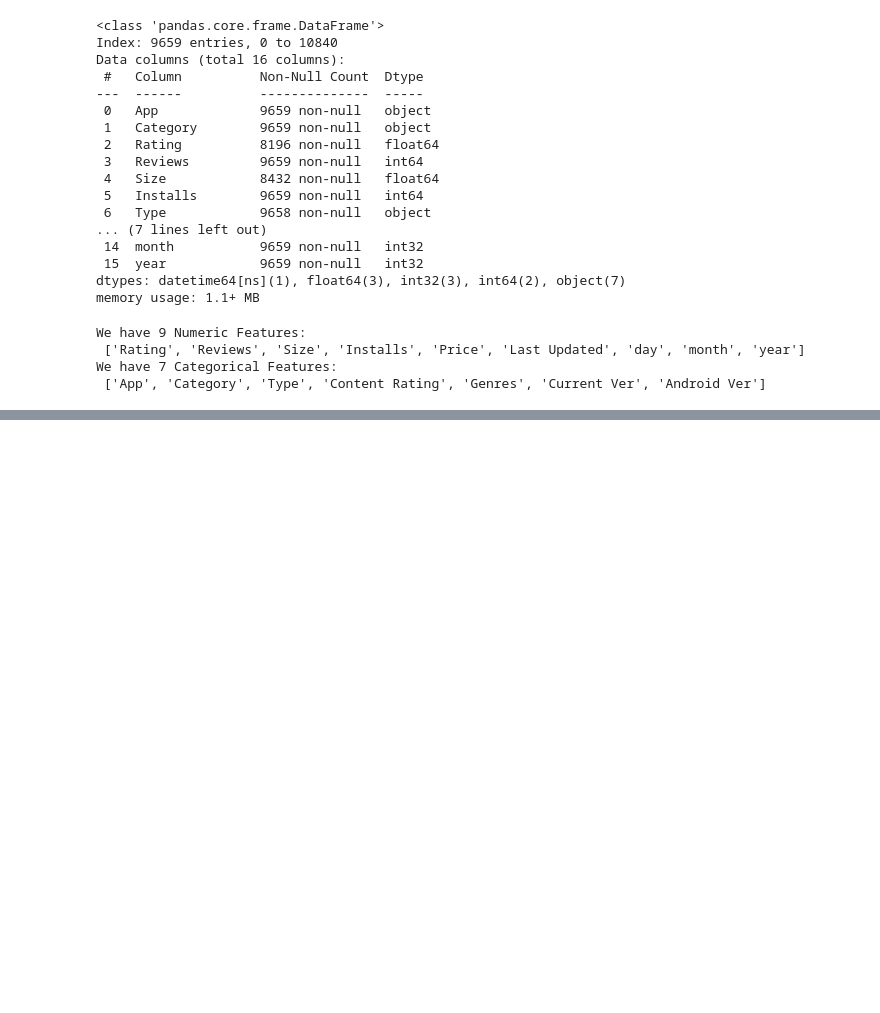
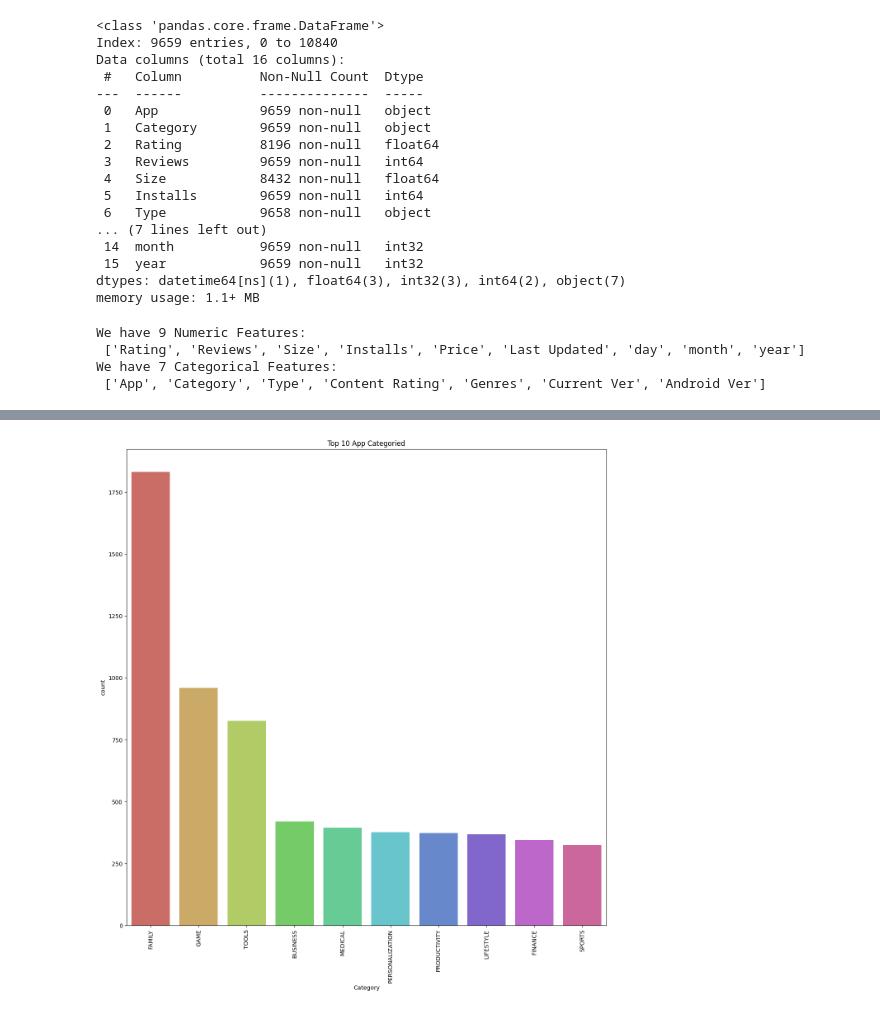
Before and after one commit to kunal1300/Programs, a Jupyter notebook: EDA/Handling missing values/Data_cleaning_usingplaystore.ipynb, the cells around one changed output, grey strips where cells are left out. Cells and saved outputs as stored; diff of their text form; code cells hidden in the pictures; blank space fills up the shorter version.

```diff
--- a/EDA/Handling missing values/Data_cleaning_usingplaystore.ipynb
+++ b/EDA/Handling missing values/Data_cleaning_usingplaystore.ipynb
@@ -332,0 +410,8 @@ We have 7 Categorical Features:
+# %%
+plt.figure(figsize=(15,15))
+sns.barplot(x=Categories.index[:10],y='count',data=Categories[:10],palette='hls')
+plt.title('Top 10 App Categoried')
+plt.xticks(rotation=90)
+plt.show()
+# %% [output]
+[figure, added]
```
Also changed, not shown: parts of 15 cells of this notebook, 1 other file.
